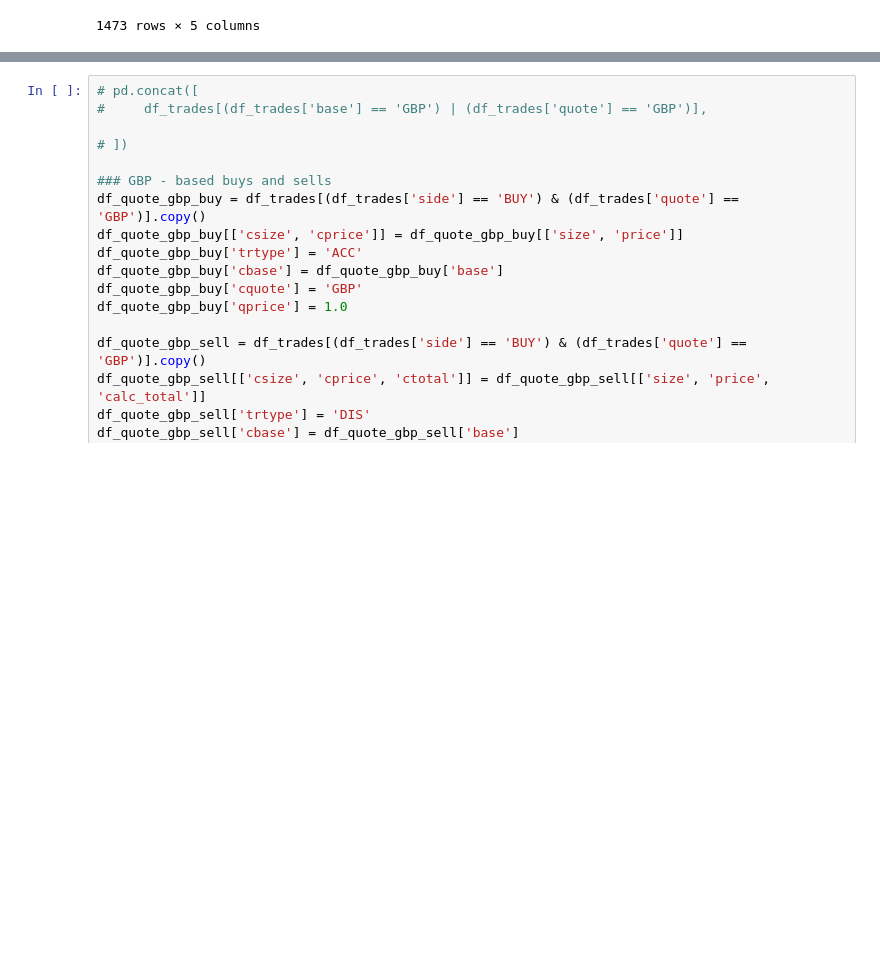
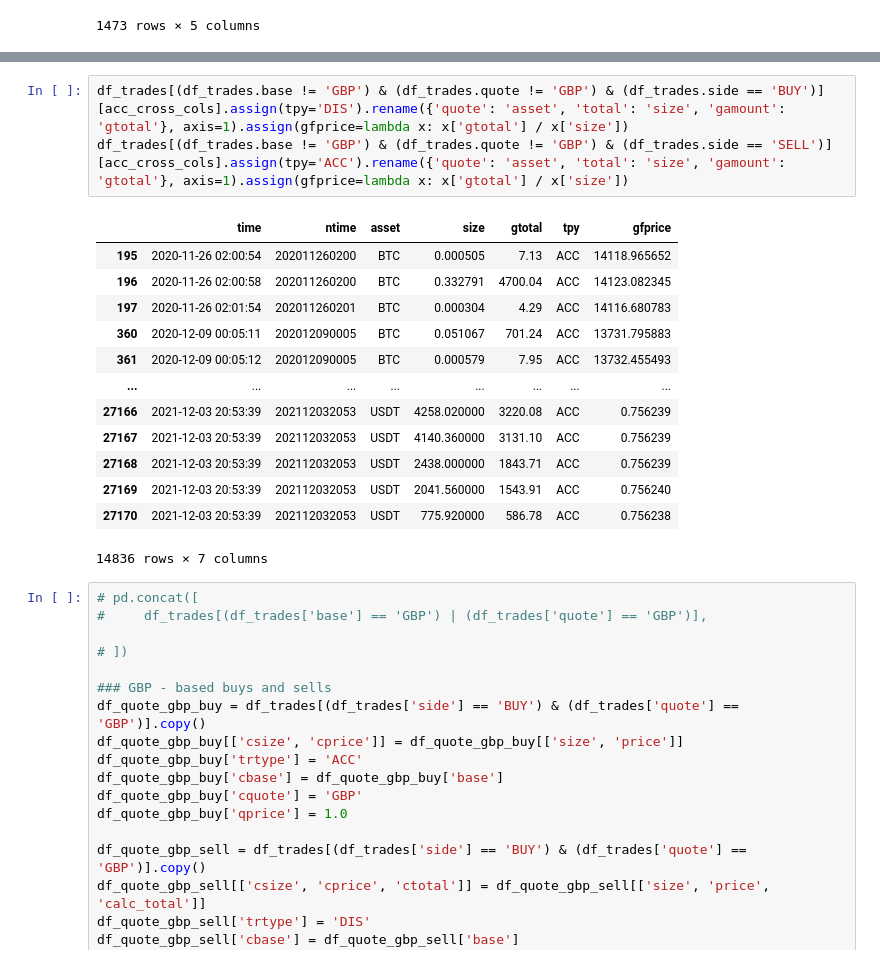
Before and after one commit to petarkabashki/pk-portflolio-manager, a Jupyter notebook: tax-calculator.ipynb, the cells around one changed output, grey strips where cells are left out. Drawn from its saved outputs; the diff is of its cells as text; blank space fills up the shorter version.

```diff
--- a/tax-calculator.ipynb
+++ b/tax-calculator.ipynb
@@ -529,3 +563,20 @@ array(['GBP', 'BTC', 'USDT', 'ETH'], dtype=object)
+# %%
+df_trades[(df_trades.base != 'GBP') & (df_trades.quote != 'GBP') & (df_trades.side == 'BUY')][acc_cross_cols].assign(tpy='DIS').rename({'quote': 'asset', 'total': 'size', 'gamount': 'gtotal'}, axis=1).assign(gfprice=lambda x: x['gtotal'] / x['size'])
+df_trades[(df_trades.base != 'GBP') & (df_trades.quote != 'GBP') & (df_trades.side == 'SELL')][acc_cross_cols].assign(tpy='ACC').rename({'quote': 'asset', 'total': 'size', 'gamount': 'gtotal'}, axis=1).assign(gfprice=lambda x: x['gtotal'] / x['size'])
+# %% [output]
+|  | time | ntime | asset | size | gtotal | tpy | gfprice |
+| 195 | 2020-11-26 02:00:54 | 202011260200 | BTC | 0.000505 | 7.13 | ACC | 14118.965652 |
+| 196 | 2020-11-26 02:00:58 | 202011260200 | BTC | 0.332791 | 4700.04 | ACC | 14123.082345 |
+| 197 | 2020-11-26 02:01:54 | 202011260201 | BTC | 0.000304 | 4.29 | ACC | 14116.680783 |
+| 360 | 2020-12-09 00:05:11 | 202012090005 | BTC | 0.051067 | 701.24 | ACC | 13731.795883 |
+| 361 | 2020-12-09 00:05:12 | 202012090005 | BTC | 0.000579 | 7.95 | ACC | 13732.455493 |
+| ... | ... | ... | ... | ... | ... | ... | ... |
+| 27166 | 2021-12-03 20:53:39 | 202112032053 | USDT | 4258.020000 | 3220.08 | ACC | 0.756239 |
+| 27167 | 2021-12-03 20:53:39 | 202112032053 | USDT | 4140.360000 | 3131.10 | ACC | 0.756239 |
+| 27168 | 2021-12-03 20:53:39 | 202112032053 | USDT | 2438.000000 | 1843.71 | ACC | 0.756239 |
+| 27169 | 2021-12-03 20:53:39 | 202112032053 | USDT | 2041.560000 | 1543.91 | ACC | 0.756240 |
+| 27170 | 2021-12-03 20:53:39 | 202112032053 | USDT | 775.920000 | 586.78 | ACC | 0.756238 |
+14836 rows × 7 columns
 # %%
 # pd.concat([
 #     df_trades[(df_trades['base'] == 'GBP') | (df_trades['quote'] == 'GBP')],
```
Also changed, not shown: parts of 9 cells of this notebook.
